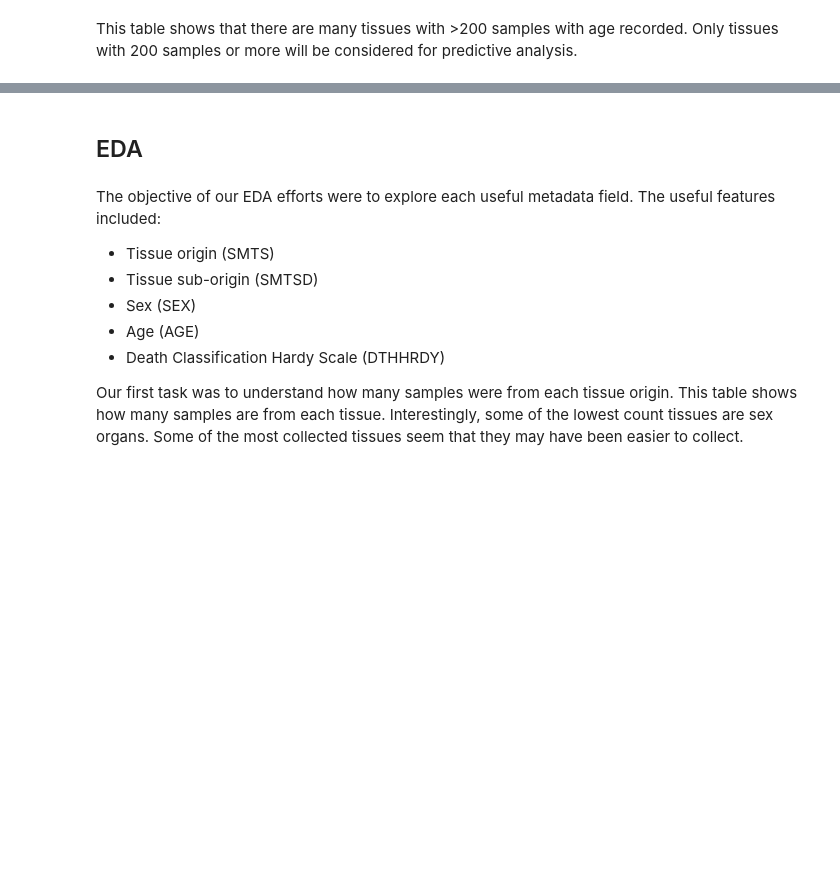
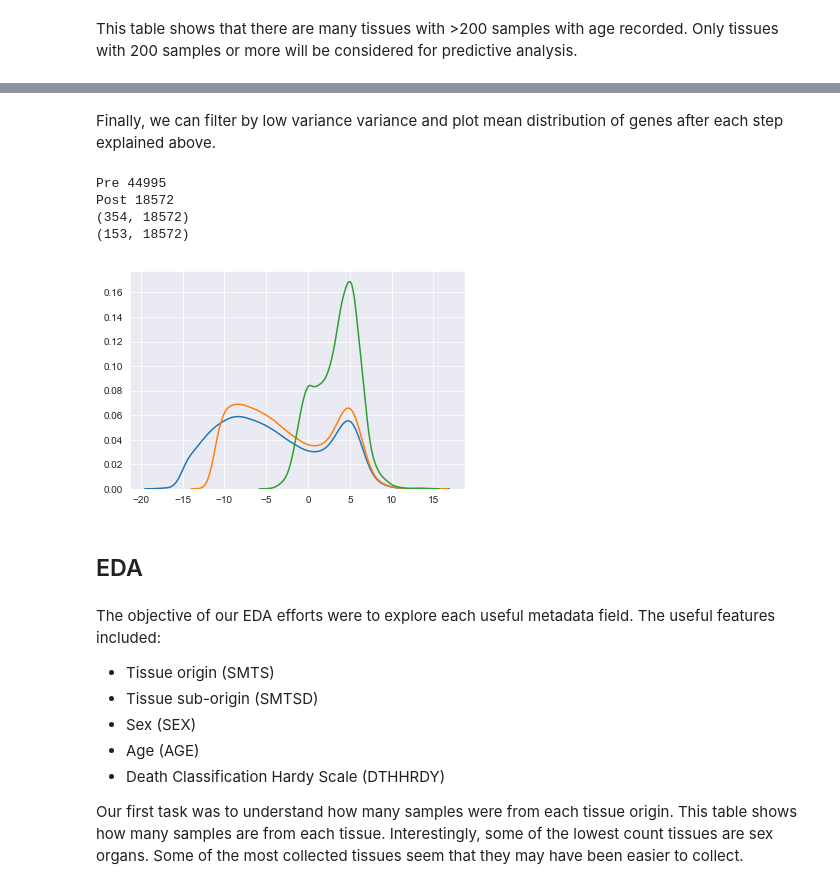
Before and after one commit to edgeslab/cs418-project-RNAge, a Jupyter notebook: Progress_Report.ipynb, the cells around one changed output, grey strips where cells are left out. Saved outputs shown, nothing was run; the diff lists cells and outputs as text; code cells hidden in the pictures; blank space fills up the shorter version.

```diff
--- a/Progress_Report.ipynb
+++ b/Progress_Report.ipynb
@@ -7,10 +7,15 @@ import seaborn as sns
 import matplotlib.pyplot as plt
 from IPython.display import display, HTML,Image
 from pathlib import Path
+import sklearn
+import sklearn.model_selection
+import sklearn.feature_selection
+from os import listdir
 %matplotlib inline
 sns.set_style("darkgrid")
-data_dir=Path("cs418-project-RNAge/data") # change
-tissue_dir=Path("tissue-specific")
+#data_dir=Path("cs418-project-RNAge/data") # change
+data_dir=Path("Downloads/tissue-specific/tissue-specific")
+tissue_dir=Path("")
 #!mkdir data && cp merged_meta.tsv data #Needed after cloning repo
 manifest={"data":"All_Tissue_Site_Details.combined.reads.gct",
               "sample_meta":"GTEx_v7_Annotations_SampleAttributesDS.txt",
@@ -54,4 +96,9 @@ Now, all our data includes age of the sample and tissue with more than 200 count
 # %%
+TISSUE='Colon'
+infiles=listdir(data_dir/tissue_dir)
+TISSUE_files=[f for f in infiles if  TISSUE in f]
+TISSUE_files
+
 cpm=pd.read_csv(data_dir/tissue_dir/str(TISSUE+"_cpm.tsv"),sep="\t",index_col=0)
 lcpm=pd.read_csv(data_dir/tissue_dir/str(TISSUE+"_lcpm.tsv"),sep="\t",index_col=0)
 cdat=pd.read_csv(data_dir/tissue_dir/str(TISSUE+"_c.tsv"),sep="\t",index_col=0)
@@ -63,3 +165,28 @@ cpm.iloc[0:5,0:6]
+# %% [markdown]
+Finally, we can filter by low variance variance and plot mean distribution of genes after each step explained above.
+# %%
+selector=sklearn.feature_selection.VarianceThreshold(threshold=.1)
+selector.fit(cpm_train_expression_filter)
+var_keep=selector.get_support(indices=True)
+train_final=cpm_train_expression_filter.iloc[:,var_keep]
+test_final=cpm_test_expression_filter.iloc[:,var_keep]
+print("Pre",cpm_train_expression_filter.shape[1])
+print("Post",train_final.shape[1])
+
+print(train_final.shape) # confirming that both train and test set have undergone transformation identically
+print(test_final.shape)
+# %% [output]
+Pre 44995
+Post 18572
+(354, 18572)
+(153, 18572)
+# %%
+
+ax=sns.kdeplot(np.log2(np.mean(cpm_train,axis=0)))
+ax=sns.kdeplot(np.log2(np.mean(cpm_train_expression_filter,axis=0)))
+ax=sns.kdeplot(np.log2(np.mean(train_final,axis=0)))
+# %% [output]
+[figure, added]
 # %% [markdown]
 ## EDA
 # %% [markdown]
```
Also changed, not shown: parts of 10 cells of this notebook.
